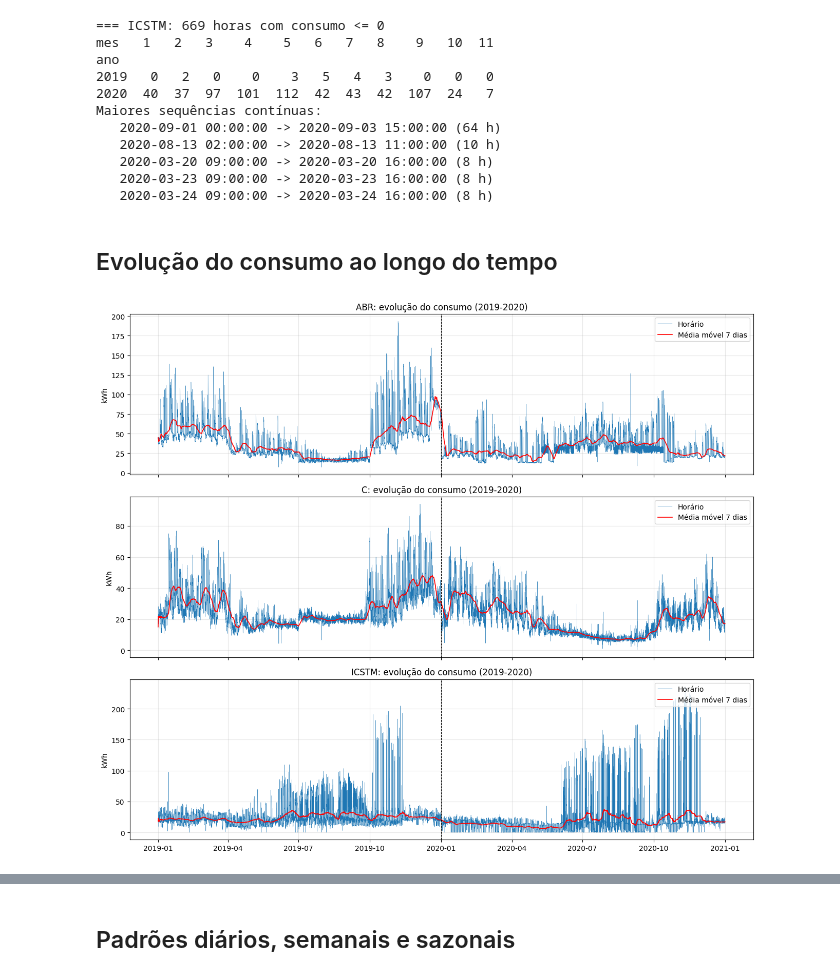
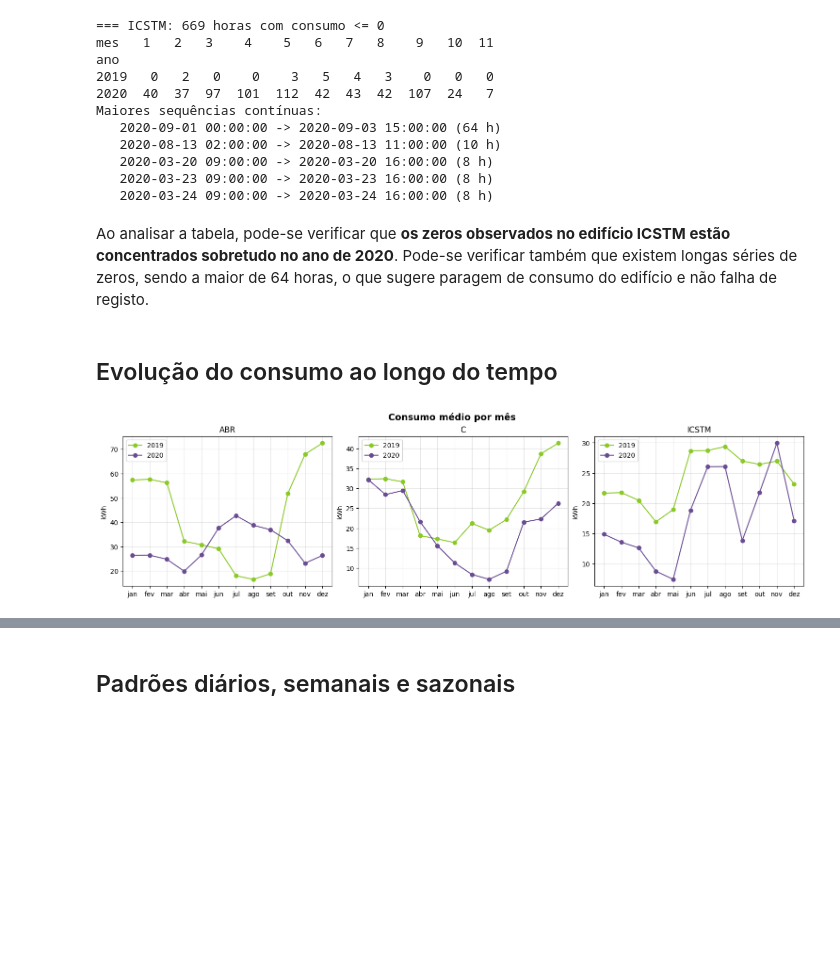
Before and after one commit to RickyFC-Git/Energy_Consumption_Prediction, a Jupyter notebook: trabalho/leonor/Eletrical_Demand_EDA.ipynb, the cells around one changed output, grey strips where cells are left out. Saved outputs shown, nothing was run; the diff lists cells and outputs as text; code cells hidden in the pictures; blank space fills up the shorter version.

```diff
--- a/trabalho/leonor/Eletrical_Demand_EDA.ipynb
+++ b/trabalho/leonor/Eletrical_Demand_EDA.ipynb
@@ -19,11 +13,12 @@ plt.rcParams["axes.grid"] = True
 plt.rcParams["grid.alpha"] = 0.3
 
 EDIFICIOS = ["ABR", "C", "ICSTM"]
-TIPO = "elec"          # "elec" (elétrico) ou "heat" (térmico): este notebook analisa a componente elétrica
+TIPO = "elec"
+CORES = {2019: "#8AC926", 2020: "#6A4C93"}
 
 def nome_ficheiro(tipo, edificio):
     if tipo == "heat" and edificio == "ICSTM":
-        return "UVTgv_heat_demand_building_ICSTM_2019.csv"      # no repositório tem outro nome (mas contém 2019 e 2020)
+        return "UVTgv_heat_demand_building_ICSTM_2019.csv"
     return f"UVTgv_{tipo}_{edificio}_2019_2020.csv"
 
 # sobe até à raiz do repositório (a pasta que contém "dataset")
@@ -99,11 +101,12 @@ resumo.round(2)
 # %%
-fig, ax = plt.subplots(3, 2, figsize=(13, 10))
-for i, ed in enumerate(EDIFICIOS):
-    g = d[d.edificio == ed]
+fig, axes = plt.subplots(3, 1, figsize=(9, 10), constrained_layout=True)
+for ax, ed in zip(axes, EDIFICIOS):
     for a in anos:
-        ax[i, 0].hist(g[g.ano == a]["consumo"], bins=50, alpha=0.55, label=str(a))
-    ax[i, 0].set(title=f"{ed}: distribuição do consumo", xlabel="kWh", ylabel="Frequência"); ax[i, 0].legend()
-    ax[i, 1].boxplot([g[g.ano == a]["consumo"] for a in anos], orientation="horizontal", tick_labels=[str(a) for a in anos])
-    ax[i, 1].set(title=f"{ed}: boxplot", xlabel="kWh")
-plt.tight_layout(); plt.show()
+        ax.hist(d[(d.edificio == ed) & (d.ano == a)]["consumo"], bins=60, alpha=0.55, color=CORES[a], label=str(a))
+    ax.set_title(f"{ed}: distribuição do consumo")
+    ax.set_xlabel("kWh"); ax.set_ylabel("Frequência")
+    ax.legend(); ax.grid(alpha=0.3)
+    ax.set_title(ed)
+fig.suptitle("Distribuição do consumo", fontsize=14, fontweight="bold")
+plt.show()
 # %% [output]
@@ -162,16 +171,23 @@ Maiores sequências contínuas:
    2020-03-20 09:00:00 -> 2020-03-20 16:00:00 (8 h)
    2020-03-23 09:00:00 -> 2020-03-23 16:00:00 (8 h)
    2020-03-24 09:00:00 -> 2020-03-24 16:00:00 (8 h)
+# %% [markdown]
+Ao analisar a tabela, pode-se verificar que **os zeros observados no edifício ICSTM estão concentrados sobretudo no ano de 2020**. Pode-se verificar também que existem longas séries de zeros, sendo a maior de 64 horas, o que sugere paragem de consumo do edifício e não falha de registo.
 # %% [markdown]
 ## Evolução do consumo ao longo do tempo
 # %%
-fig, ax = plt.subplots(3, 1, figsize=(13, 11), sharex=True)
-for i, ed in enumerate(EDIFICIOS):
-    s = d[d.edificio == ed]["consumo"]
-    ax[i].plot(s, lw=0.3, label="Horário")
-    ax[i].plot(s.rolling(24*7, min_periods=1).mean(), color="red", lw=1.2, label="Média móvel 7 dias")
-    ax[i].axvline(pd.Timestamp("2020-01-01"), color="k", ls="--", lw=0.8)
-    ax[i].set(title=f"{ed}: evolução do consumo (2019-2020)", ylabel="kWh"); ax[i].legend(loc="upper right")
-plt.tight_layout(); plt.show()
+mensal = d.groupby(["edificio", "ano", d.index.month])["consumo"].mean()
+meses = ["jan", "fev", "mar", "abr", "mai", "jun", "jul", "ago", "set", "out", "nov", "dez"]
+
+fig, axes = plt.subplots(1, 3, figsize=(15, 4), constrained_layout=True)
+for ax, ed in zip(axes, EDIFICIOS):
+    for a in anos:
+        ax.plot(range(1, 13), mensal.loc[(ed, a)].values, marker="o", color=CORES[a], label=str(a))
+    ax.set_title(f"{ed}: consumo médio por mês")
+    ax.set_xticks(range(1, 13)); ax.set_xticklabels(meses)
+    ax.set_ylabel("kWh"); ax.legend(); ax.grid(alpha=0.3)
+    ax.set_title(ed)
+fig.suptitle("Consumo médio por mês", fontsize=14, fontweight="bold")
+plt.show()
 # %% [output]
-[figure, old version]
+[figure, new version]
```
Also changed, not shown: parts of 50 cells of this notebook.
